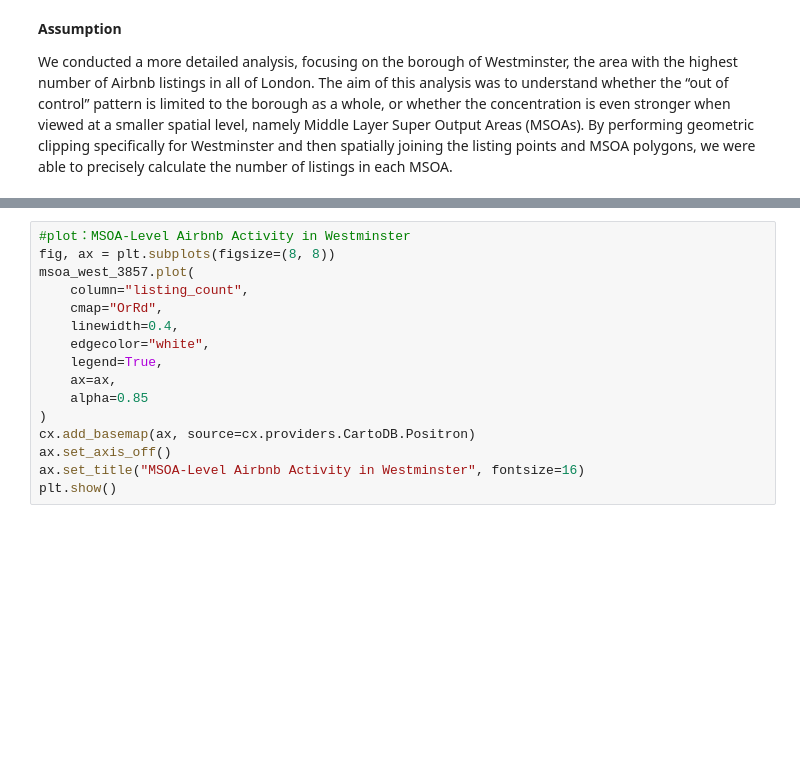
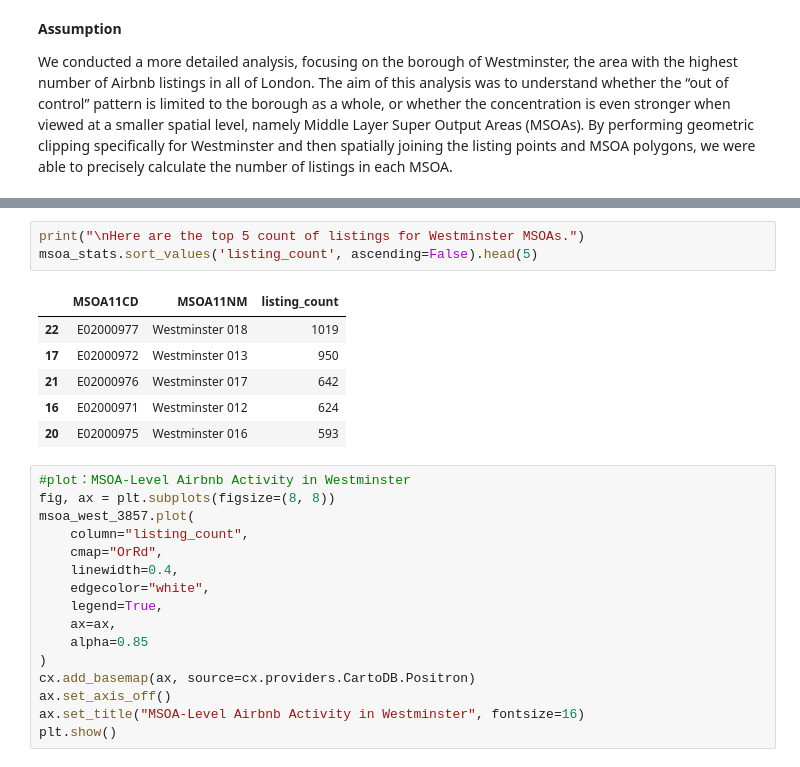
Before and after one commit to Levine-l/fsds-group, a Jupyter notebook: Group_project.ipynb, the cells around one changed output, grey strips where cells are left out. Cells and saved outputs as stored; diff of their text form; blank space fills up the shorter version.

```diff
--- a/Group_project.ipynb
+++ b/Group_project.ipynb
@@ -702,3 +710,13 @@ Right CRS: EPSG:27700
+# %%
+print("\nHere are the top 5 count of listings for Westminster MSOAs.")
+msoa_stats.sort_values('listing_count', ascending=False).head(5)
+# %% [output]
+|  | MSOA11CD | MSOA11NM | listing_count |
+| 22 | E02000977 | Westminster 018 | 1019 |
+| 17 | E02000972 | Westminster 013 | 950 |
+| 21 | E02000976 | Westminster 017 | 642 |
+| 16 | E02000971 | Westminster 012 | 624 |
+| 20 | E02000975 | Westminster 016 | 593 |
 # %%
 #plot：MSOA-Level Airbnb Activity in Westminster
 fig, ax = plt.subplots(figsize=(8, 8))
```
Also changed, not shown: parts of 2 cells of this notebook.
